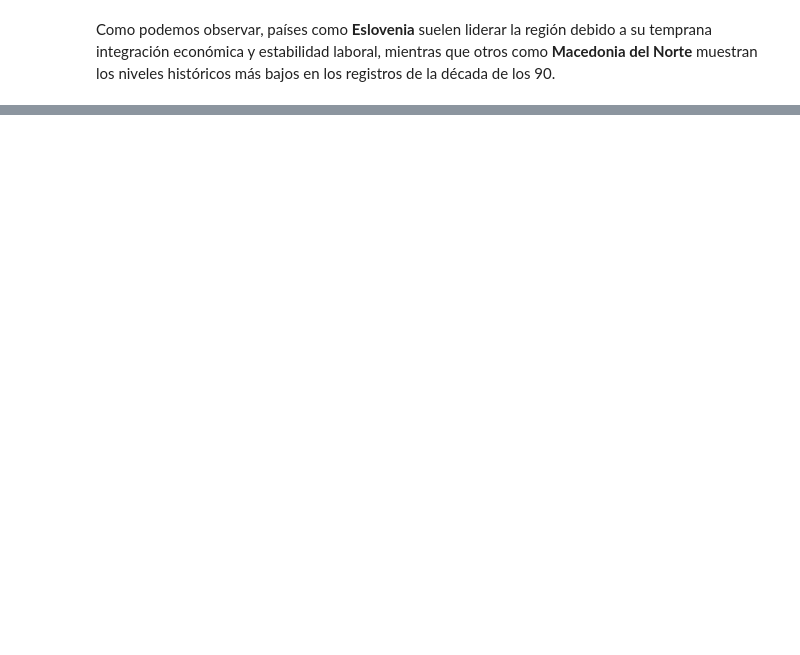
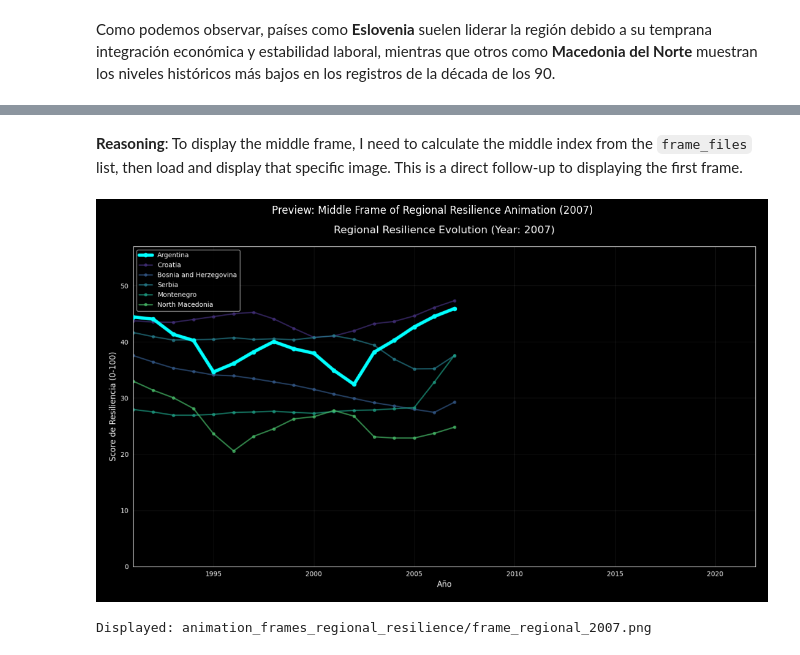
Before and after one commit to lucianoyllarreta/CLASE_CIENCIA_DATOS_I, a Jupyter notebook: LOS 4 FANTÁSTICOS/ SCORING.ipynb, the cells around one changed output, grey strips where cells are left out. Saved outputs shown, nothing was run; the diff lists cells and outputs as text; code cells hidden in the pictures; blank space fills up the shorter version.

```diff
--- a/LOS 4 FANTÁSTICOS/ SCORING.ipynb
+++ b/LOS 4 FANTÁSTICOS/ SCORING.ipynb
@@ -943,0 +2872,34 @@ files.download("grafico_interactivo.html")
+# %% [markdown]
+**Reasoning**:
+To display the middle frame, I need to calculate the middle index from the `frame_files` list, then load and display that specific image. This is a direct follow-up to displaying the first frame.
+# %%
+import matplotlib.pyplot as plt
+import os
+
+# Define the directory where the frames are stored
+frames_dir_regional_resilience = 'animation_frames_regional_resilience'
+
+# Get a sorted list of all PNG filenames in the directory
+frame_files = sorted([f for f in os.listdir(frames_dir_regional_resilience) if f.endswith('.png')])
+
+# Check if any frames exist
+if frame_files:
+    # Calculate the index for the middle frame
+    middle_frame_index = len(frame_files) // 2
+    middle_frame_path = os.path.join(frames_dir_regional_resilience, frame_files[middle_frame_index])
+
+    # Load the image
+    img = plt.imread(middle_frame_path)
+
+    # Display the image
+    plt.figure(figsize=(14, 8))
+    plt.imshow(img)
+    plt.title(f'Preview: Middle Frame of Regional Resilience Animation ({frame_files[middle_frame_index].split("_")[-1].split(".")[0]})')
+    plt.axis('off') # Hide axes
+    plt.show()
+    print(f"Displayed: {middle_frame_path}")
+else:
+    print(f"No frames found in {frames_dir_regional_resilience}")
+# %% [output]
+[figure, added]
+Displayed: animation_frames_regional_resilience/frame_regional_2007.png
```
Also changed, not shown: parts of 143 cells of this notebook.
